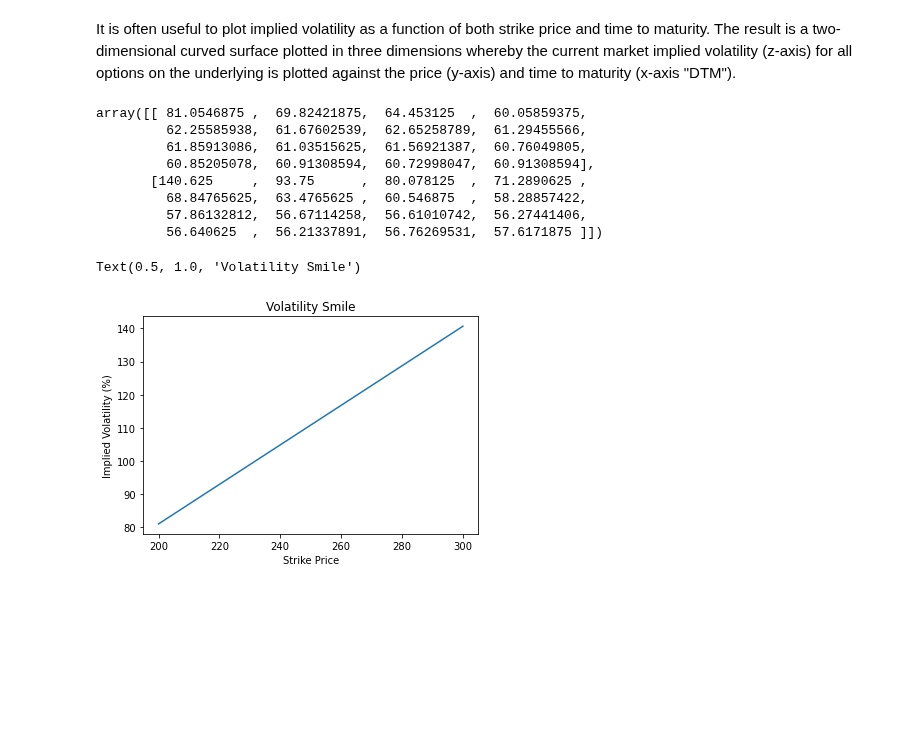
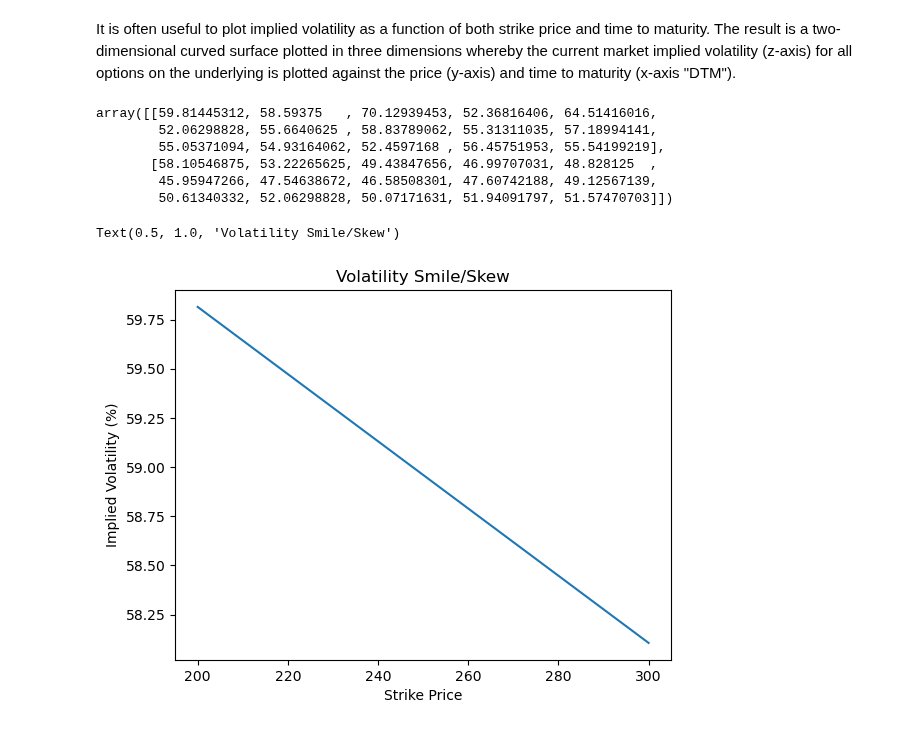
Before and after one commit to xxyyrain/CMF_25, a Jupyter notebook: Week 11/Week 11 Practice.ipynb, the cells around one changed output. Drawn from its saved outputs; the diff is of its cells as text; code cells hidden in the pictures; blank space fills up the shorter version.

```diff
--- a/Week 11/Week 11 Practice.ipynb
+++ b/Week 11/Week 11 Practice.ipynb
@@ -12,5 +12,5 @@ import os
 # %% [markdown]
 The histotical volatility of Tesla, Inc.
 # %%
-TSLA = yf.download("TSLA", start="2021-12-02", end="2022-12-02")
+TSLA = yf.download("TSLA", start="2022-11-25", end="2023-11-25")
 # %% [output]
@@ -94,7 +67,7 @@ def newton_vol_call(S, K, T, C, r):
 Download the Tesla option data.
 # %%
 TESLA = yf.Ticker("TSLA")
-opt = TESLA.option_chain('2022-12-30')
+opt = TESLA.option_chain('2023-12-29')
 opt.calls
 # %% [output]
 |  | contractSymbol | lastTradeDate | strike | lastPrice | bid | ask | change | percentChange | volume | ... |
@@ -159,6 +131,10 @@ T = ['2022-12-09','2022-12-16','2022-12-23','2022-12-30','2023-01-06',
+# %%
+import arrow
+T = ['2023-12-08','2023-12-15','2023-12-22','2023-12-29','2024-01-05',
+     '2024-01-19','2024-02-16','2024-03-15','2024-04-19','2024-09-20','2025-01-17','2025-06-20','2025-09-19','2025-12-19','2026-01-16']
 # %%
 impliedvol_t = np.zeros((len(T),1))
-now = arrow.get('2022-12-05')
+now = arrow.get('2023-11-25')
 days = np.zeros((len(T),1))
 for j in range(len(T)):
     opt = TESLA.option_chain(T[j])
@@ -192,23 +168,21 @@ for j in range(len(days)):
 # %%
 impliedvol_s
 # %% [output]
-array([[ 81.0546875 ,  69.82421875,  64.453125  ,  60.05859375,
-         62.25585938,  61.67602539,  62.65258789,  61.29455566,
-         61.85913086,  61.03515625,  61.56921387,  60.76049805,
-         60.85205078,  60.91308594,  60.72998047,  60.91308594],
-       [140.625     ,  93.75      ,  80.078125  ,  71.2890625 ,
-         68.84765625,  63.4765625 ,  60.546875  ,  58.28857422,
-         57.86132812,  56.67114258,  56.61010742,  56.27441406,
-         56.640625  ,  56.21337891,  56.76269531,  57.6171875 ]])
+array([[59.81445312, 58.59375   , 70.12939453, 52.36816406, 64.51416016,
+        52.06298828, 55.6640625 , 58.83789062, 55.31311035, 57.18994141,
+        55.05371094, 54.93164062, 52.4597168 , 56.45751953, 55.54199219],
+       [58.10546875, 53.22265625, 49.43847656, 46.99707031, 48.828125  ,
+        45.95947266, 47.54638672, 46.58508301, 47.60742188, 49.12567139,
+        50.61340332, 52.06298828, 50.07171631, 51.94091797, 51.57470703]])
 # %%
 fig = plt.figure()
 plt.plot(K, impliedvol_s[:,0], '-')
 plt.xlabel('Strike Price')
 plt.ylabel('Implied Volatility (%)')
-plt.title('Volatility Smile')
+plt.title('Volatility Smile/Skew')
 # %% [output]
-Text(0.5, 1.0, 'Volatility Smile')
+Text(0.5, 1.0, 'Volatility Smile/Skew')
-[figure, old version]
+[figure, new version]
 # %%
 fig = plt.figure()
 plt.plot(days, impliedvol_s[0,:], '--')
```
Also changed, not shown: parts of 20 cells of this notebook.
